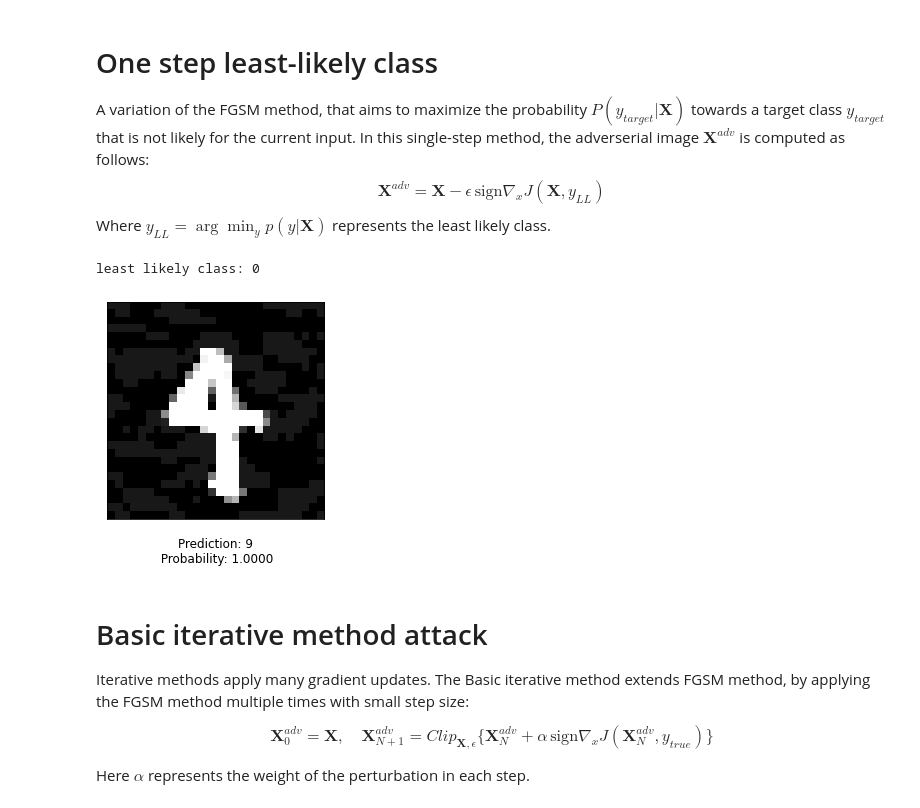
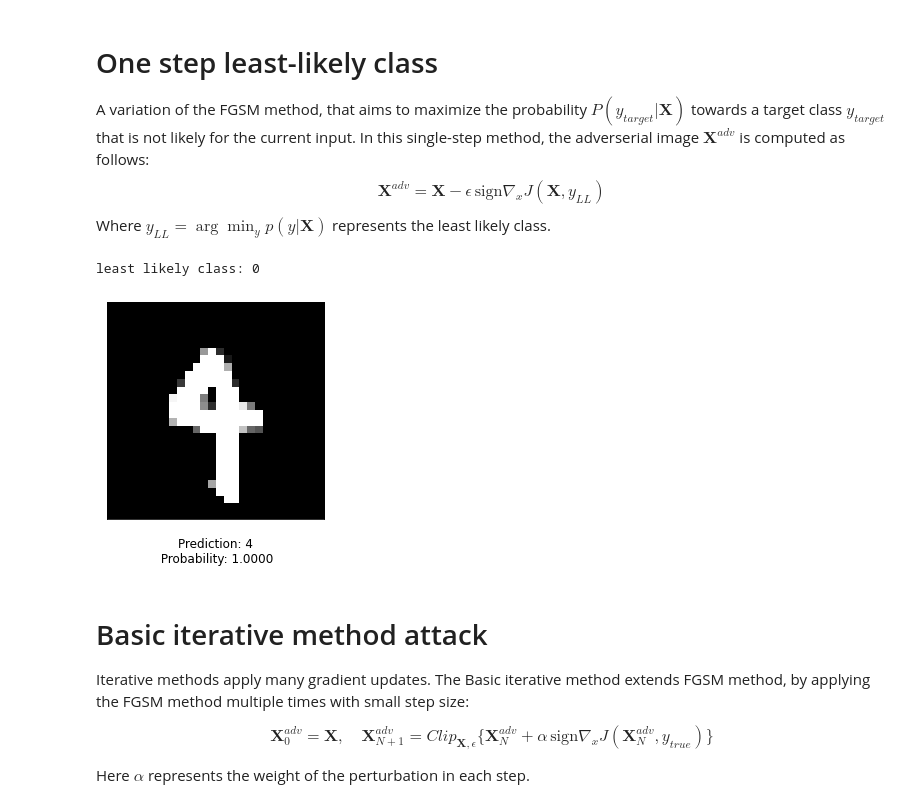
Before and after one commit to Theys96/adversarial-nn, a Jupyter notebook: code/Kurakin/kurakin-mnist.ipynb, the cells around one changed output. Drawn from its saved outputs; the diff is of its cells as text; code cells hidden in the pictures.

```diff
--- a/code/Kurakin/kurakin-mnist.ipynb
+++ b/code/Kurakin/kurakin-mnist.ipynb
@@ -75,9 +73,6 @@ image_tensor = preprocess(image).unsqueeze(0)
 image_variable = Variable(image_tensor, requires_grad=True)
 # %%
 def show_image(image_variable, pred_label, prob):
-    """
-
-    """
     # remove batch dimension
     img = image_variable.squeeze(0)
 
@@ -156,6 +140,8 @@ pred_perturbed = model(perturbed_image)
 # %%
-pred_label = pred.argmax().item()
-prob = pred.max().item()
+delta = fgsm(model, image_variable, torch.tensor([4]), 0.4)
+pred_fgsm = model(image_variable + delta)
+pred_label = pred_fgsm.argmax().item()
+prob = pred_fgsm.max().item()
 
 
 # plot image
@@ -193,34 +179,32 @@ $$
 $$
 Where $y_{LL} = \arg \min_y p(y | \boldsymbol{X})$ represents the least likely class.
 # %%
-# find least likely class
-pred = model(image_variable)
-y_target = torch.argmin(pred).item()
-print('least likely class: {}'.format(y_target))
+def onestepllclass(model, X, y_target, epsilon=0.1):
 
-epsilon = 4
+    delta = torch.zeros_like(X, requires_grad=True)
 
-pred = model(image_variable)
+    loss = nn.CrossEntropyLoss()(model(X + delta), y_target)
 
-model.zero_grad()
+    loss.backward()
 
-loss = nn.CrossEntropyLoss()(pred, torch.LongTensor([y_target]))
-
-loss.backward(retain_graph=True)
-
-perturbed_image = image_variable - epsilon * image_variable.grad.data.sign()
-
-pred_perturbed = model(perturbed_image)
+    return - epsilon * delta.grad.detach().sign()
-# %% [output]
-least likely class: 0
 # %%
-pred_label = pred.argmax().item()
-prob = pred.max().item()
+# find least likely class
+pred = model(image_variable)
+y_target = torch.argmin(pred).item()
+print('least likely class: {}'.format(y_target))
+
+delta = onestepllclass(model, image_variable, torch.tensor([y_target]), 0.4)
+pred_fgsm = model(image_variable + delta)
+pred_label = pred_fgsm.argmax().item()
+prob = pred_fgsm.max().item()
+
 
 # plot image
-show_image(perturbed_image, pred_label, prob)
+show_image(image_variable + delta, pred_label, prob)
 # %% [output]
+least likely class: 0
-[figure, old version]
+[figure, new version]
 # %% [markdown]
 # Basic iterative method attack
 
```
Also changed, not shown: parts of 11 cells of this notebook.
